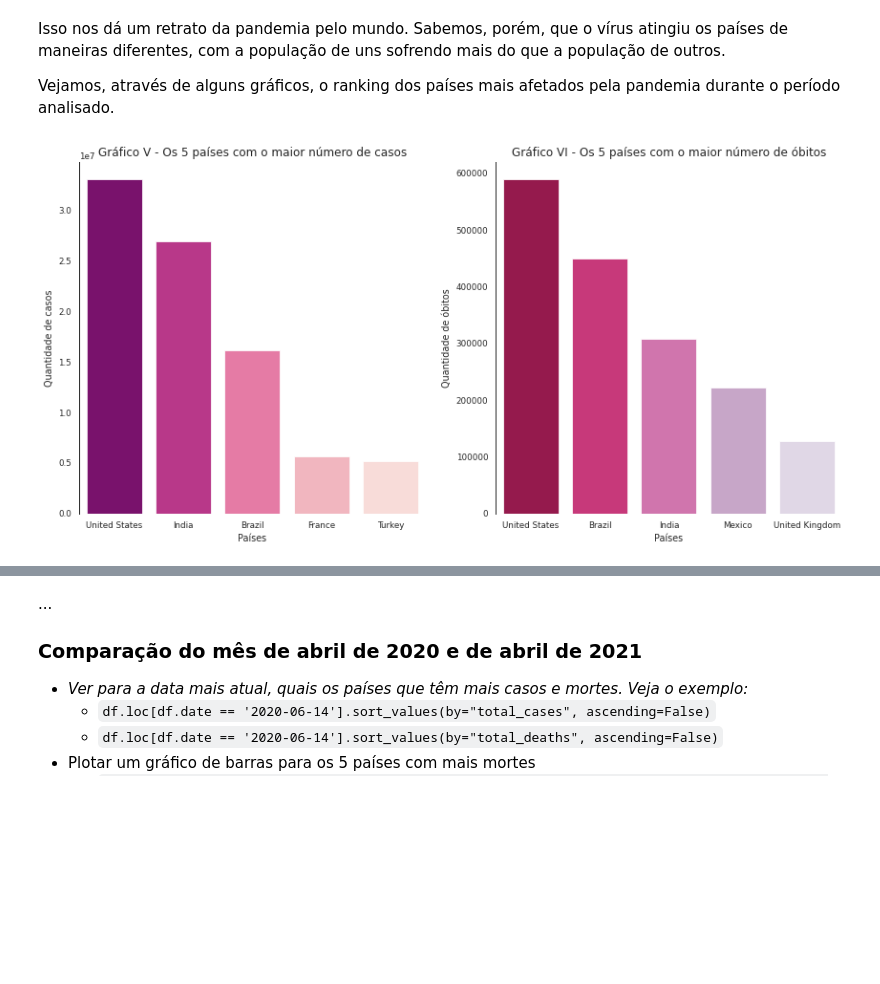
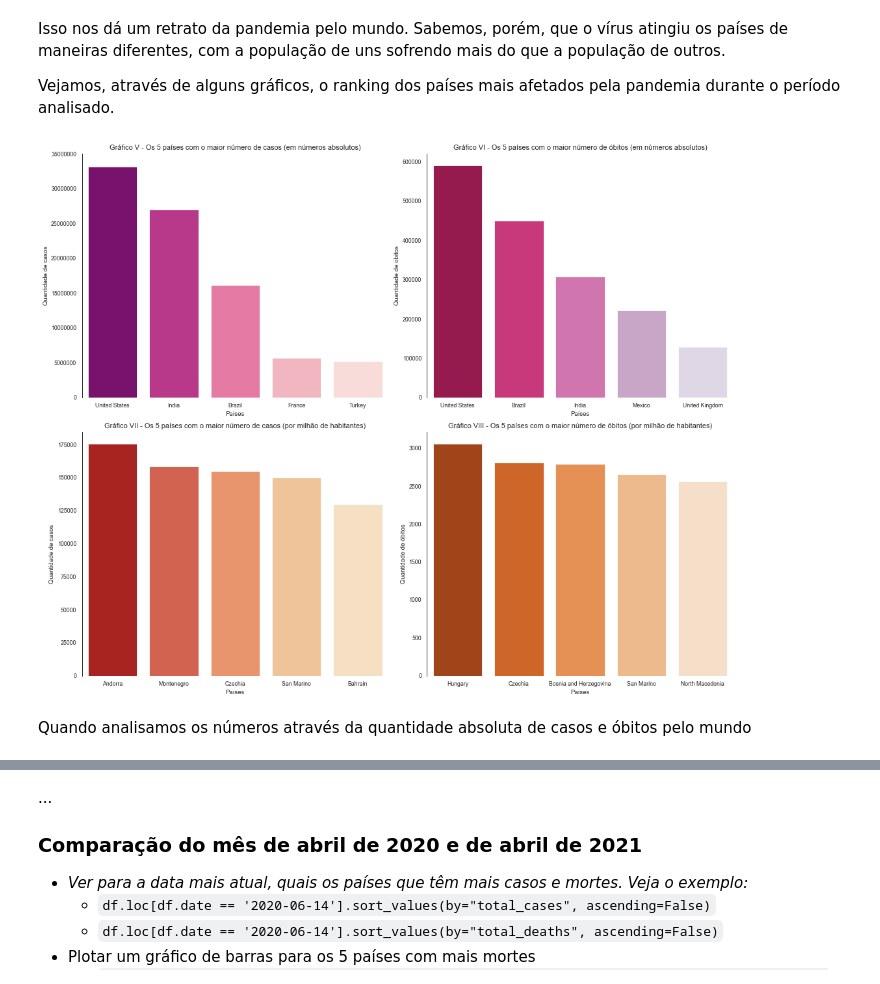
Before and after one commit to LuisCSGuimaraes/AnalisePandemiaCovid19, a Jupyter notebook: Notebook/Os números da pandemia - Panorama da COVID-19 no Brasil e no mundo.ipynb, the cells around one changed output, grey strips where cells are left out. Drawn from its saved outputs; the diff is of its cells as text; code cells hidden in the pictures; blank space fills up the shorter version.

Commit message:
Barplot dos numeros de obitos e de casos (absoluto e por milhao)

```diff
--- a/Notebook/Os números da pandemia - Panorama da COVID-19 no Brasil e no mundo.ipynb
+++ b/Notebook/Os números da pandemia - Panorama da COVID-19 no Brasil e no mundo.ipynb
@@ -368,33 +376,58 @@ Isso nos dá um retrato da pandemia pelo mundo. Sabemos, porém, que o vírus at
 
 Vejamos, através de alguns gráficos, o ranking dos países mais afetados pela pandemia durante o período analisado.
 # %%
-#Definindo os parâmetros de style para o matplotlib
+#Configurando o estilo das spines
 rc_params_bar = {'axes.spines.top':False,
                   'axes.spines.right': False,
                   'axes.spines.bottom': False,
-                  'xtick.bottom': False,
-                  'ytick.left': False}
+                  'axes.titlesize':11}
 
+#Definindo os dados a serem plotados
 top5_total_deaths = df.loc[( df.date == '2021-05-24') & (df.continent.notnull())].sort_values(by="total_deaths", ascending=False)[0:5]
 top5_total_cases = df.loc[(df.date == '2021-05-24') & (df.continent.notnull())].sort_values(by="total_cases", ascending=False)[0:5]
+top5_total_deaths_million = df.loc[( df.date == '2021-05-24') & (df.continent.notnull())].sort_values(by="total_deaths_per_million", ascending=False)[0:5]
+top5_total_cases_million = df.loc[(df.date == '2021-05-24') & (df.continent.notnull())].sort_values(by="total_cases_per_million", ascending=False)[0:5]
 
+#Aplicando o estilo
 with plt.rc_context(rc_params_bar):
 
-  fig, ax = plt.subplots(figsize=(12,6), ncols=2)
+  #Criando a figura
+  fig, ax = plt.subplots(figsize=(15,12), ncols=2, nrows=2)
 
-  sns.barplot(x='location', y="total_cases", ax = ax[0], data=top5_total_cases, palette='RdPu_r')
-  ax[0].set_ylabel("Quantidade de casos")
-  ax[0].set_xlabel("Países")
-  ax[0].set_title("Gráfico V - Os 5 países com o maior número de casos")
+  #Plotando o Gráfico V
+  sns.barplot(x='location', y="total_cases", ax = ax[0,0], data=top5_total_cases, palette='RdPu_r')
+  ax[0,0].ticklabel_format(style='plain', axis='y')
+  ax[0,0].set(ylim=(0,35000000))
+  ax[0,0].set_ylabel("Quantidade de casos")
+  ax[0,0].set_xlabel("Países")
+  ax[0,0].set_title("Gráfico V - Os 5 países com o maior número de casos (em números absolutos)")
 
-  sns.barplot(x='location', y="total_deaths", ax = ax[1], data=top5_total_deaths, palette='PuRd_r')
-  ax[1].set_ylabel("Quantidade de óbitos")
-  ax[1].set_xlabel("Países")
-  ax[1].set_title("Gráfico VI - Os 5 países com o maior número de óbitos")
+  #Plotando o Gráfico VI
+  sns.barplot(x='location', y="total_deaths", ax = ax[0,1], data=top5_total_deaths, palette='PuRd_r')
+  ax[0,1].set_ylabel("Quantidade de óbitos")
+  ax[0,1].set_xlabel("Países")
+  ax[0,1].set_title("Gráfico VI - Os 5 países com o maior número de óbitos (em números absolutos)")
 
+    #Plotando o Gráfico VII
+  sns.barplot(x='location', y="total_cases_per_million", ax = ax[1,0], data=top5_total_cases_million, palette='OrRd_r')
+  ax[1,0].ticklabel_format(style='plain', axis='y')
+  #ax[1,0].set(ylim=(0,35000000))
+  ax[1,0].set_ylabel("Quantidade de casos")
+  ax[1,0].set_xlabel("Países")
+  ax[1,0].set_title("Gráfico VII - Os 5 países com o maior número de casos (por milhão de habitantes)")
+
+  #Plotando o Gráfico VIII
+  sns.barplot(x='location', y="total_deaths_per_million", ax = ax[1,1], data=top5_total_deaths_million, palette='Oranges_r')
+  ax[1,1].set_ylabel("Quantidade de óbitos")
+  ax[1,1].set_xlabel("Países")
+  ax[1,1].set_title("Gráfico VIII - Os 5 países com o maior número de óbitos (por milhão de habitantes)")
+
+#Exibindo
 plt.tight_layout()
 # %% [output]
-[figure, old version]
+[figure, new version]
+# %% [markdown]
+Quando analisamos os números através da quantidade absoluta de casos e óbitos pelo mundo
 # %%
 ##### Pré-processando os dados necessários para criar os mapas #####
 
```
Also changed, not shown: parts of 6 cells of this notebook.
